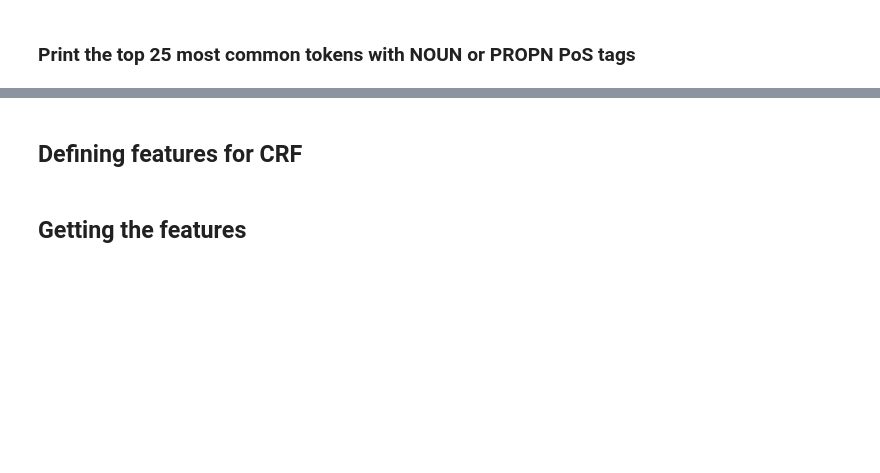
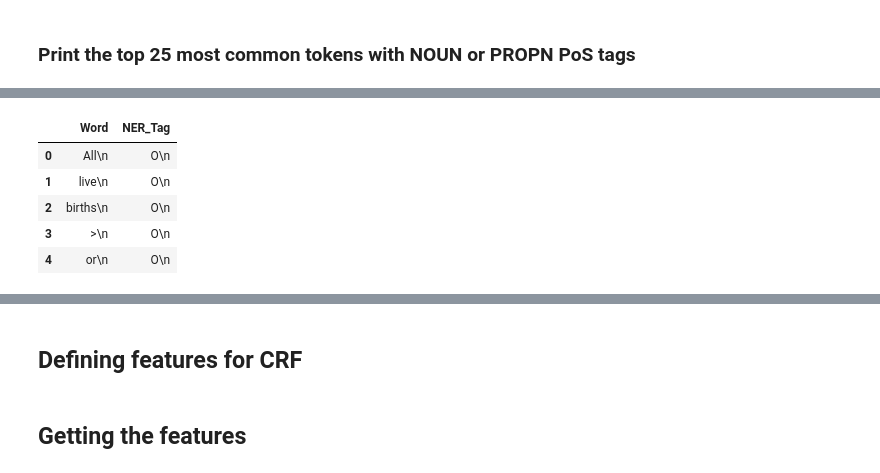
Before and after one commit to AmarjitMahadik007/Syntactic-Processing, a Jupyter notebook: Assignment.ipynb, the cells around one changed output, grey strips where cells are left out. Saved outputs shown, nothing was run; the diff lists cells and outputs as text; code cells hidden in the pictures; blank space fills up the shorter version.

```diff
--- a/Assignment.ipynb
+++ b/Assignment.ipynb
@@ -148,0 +221,12 @@ We will first explore what are the various concepts present in the dataset. For
+# %%
+# Create a DataFrame from the lists
+df = pd.DataFrame({'Word': train_sentences, 'NER_Tag': train_labels})
+# %%
+df.head()
+# %% [output]
+|  | Word | NER_Tag |
+| 0 | All\n | O\n |
+| 1 | live\n | O\n |
+| 2 | births\n | O\n |
+| 3 | >\n | O\n |
+| 4 | or\n | O\n |
```
Also changed, not shown: parts of 24 cells of this notebook.
